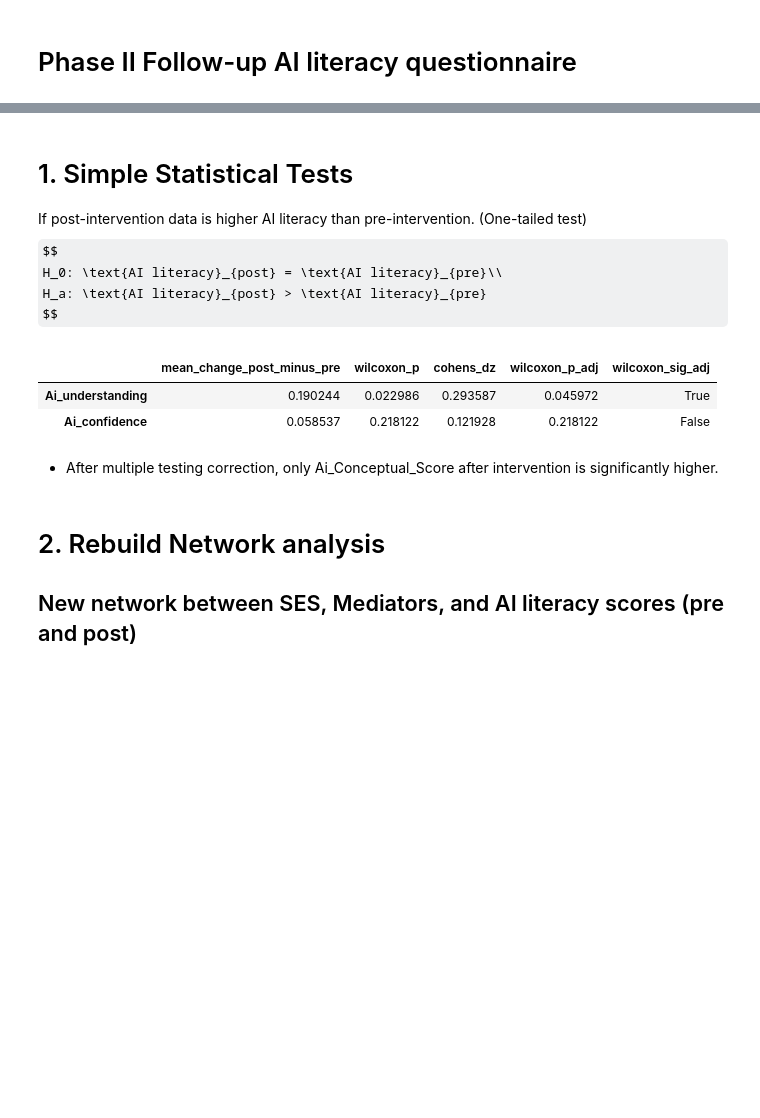
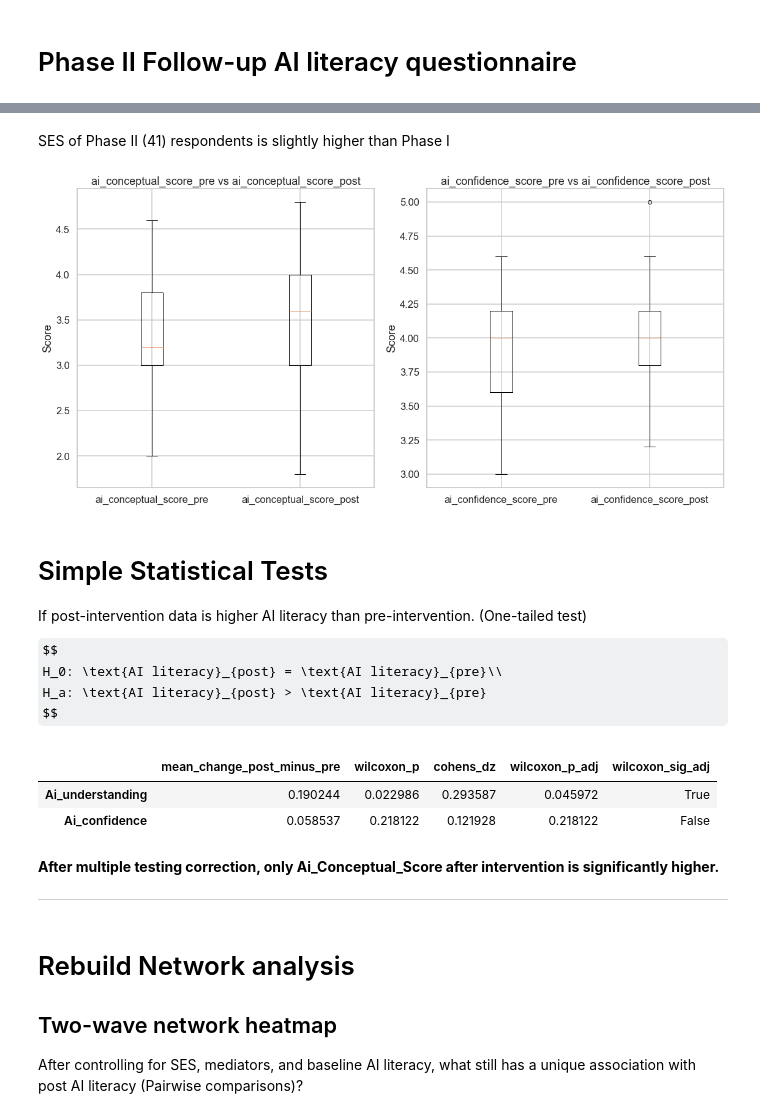
Before and after one commit to garcia-ho/1st_analysis, a Jupyter notebook: Phase2_analysis.ipynb, the cells around one changed output, grey strips where cells are left out. Drawn from its saved outputs; the diff is of its cells as text; code cells hidden in the pictures; some formulas as TeX source; blank space fills up the shorter version.

```diff
--- a/Phase2_analysis.ipynb
+++ b/Phase2_analysis.ipynb
@@ -60,7 +117,22 @@ merged_df.to_csv("datasets/df_analysis_phase_II.csv", index=False)
+# %% [markdown]
+SES of Phase II (41) respondents is slightly higher than Phase I
+# %%
+plot_pre_post_boxplots(
+    merged_df,
+    pairs=[
+        ("ai_conceptual_score_pre", "ai_conceptual_score_post"),
+        ("ai_confidence_score_pre", "ai_confidence_score_post"),
+    ],
+    label_map=ai_label_map,
+    figsize=(16, 8)
+)
+# %% [output]
+[figure, added]
 # %% [markdown]
-# 1. Simple Statistical Tests
+# Simple Statistical Tests
 
 If post-intervention data is higher AI literacy than pre-intervention. (One-tailed test)
+
 $$
 H_0: \text{AI literacy}_{post} = \text{AI literacy}_{pre}\\
 H_a: \text{AI literacy}_{post} > \text{AI literacy}_{pre}
@@ -72,11 +144,15 @@ run_ai_pre_post_tests(merged_df)
 | Ai_understanding | 0.190244 | 0.022986 | 0.293587 | 0.045972 | True |
 | Ai_confidence | 0.058537 | 0.218122 | 0.121928 | 0.218122 | False |
 # %% [markdown]
-- After multiple testing correction, only Ai_Conceptual_Score after intervention is significantly higher.
+**After multiple testing correction, only Ai_Conceptual_Score after intervention is significantly higher.**
+
+--------------
 # %% [markdown]
-# 2. Rebuild Network analysis
+# Rebuild Network analysis
 
-## New network between SES, Mediators, and AI literacy scores (pre and post)
+## Two-wave network heatmap
+
+After controlling for SES, mediators, and baseline AI literacy, what still has a unique association with post AI literacy (Pairwise comparisons)?
 # %%
 two_wave_res = run_two_wave_ai_network(
     merged_df,
```
Also changed, not shown: parts of 20 cells of this notebook, 5 other files.
